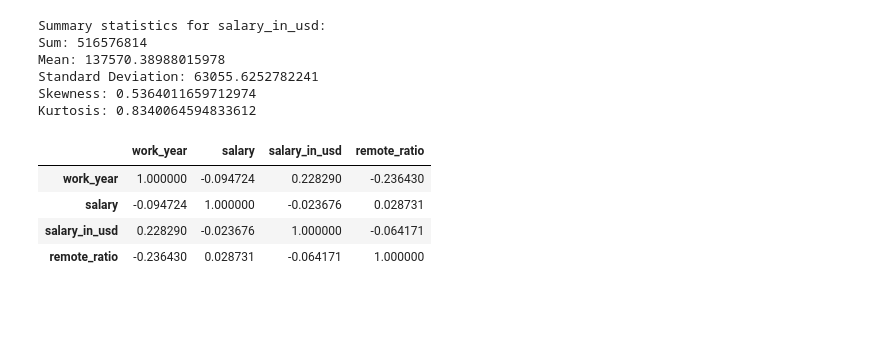
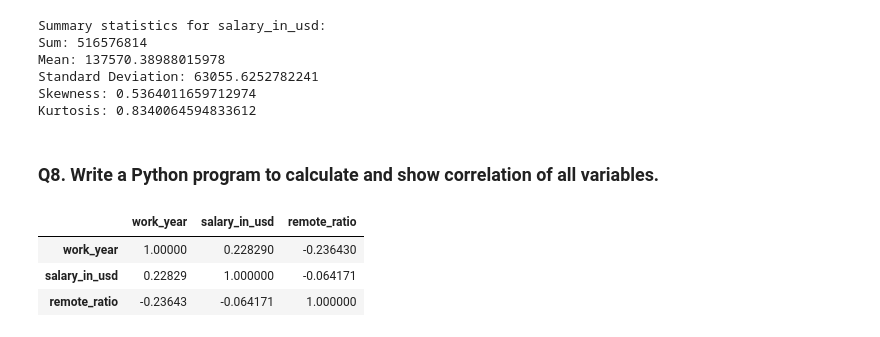
Before and after one commit to OtoYuki/Applied_Data-Science_Coursework, a Jupyter notebook: data_science_salaries.ipynb, the cells around one changed output. Drawn from its saved outputs; the diff is of its cells as text; code cells hidden in the pictures; blank space fills up the shorter version.

```diff
--- a/data_science_salaries.ipynb
+++ b/data_science_salaries.ipynb
@@ -197,11 +198,15 @@ Name: experience_level, dtype: object
 # %%
 # Renaming the Experience Level Column as Follows
 # SE - Senior Level/Expert, MI - Medium Level/Intermediate, EN - Entry Level, EX - Executive Level
-data_filtered['experience_level'] = data_filtered['experience_level'].replace(['SE', 'MI', 'EN', 'EX'],
-                                                            ['Senior Level/Expert',
-                                                            'Medium Level/Intermediate',
-                                                            'Entry Level',
-                                                            'Executive Level'])
+data_filtered["experience_level"] = data_filtered["experience_level"].replace(
+    ["SE", "MI", "EN", "EX"],
+    [
+        "Senior Level/Expert",
+        "Medium Level/Intermediate",
+        "Entry Level",
+        "Executive Level",
+    ],
+)
 data_filtered.head()
 # %% [output]
 |  | work_year | experience_level | employment_type | job_title | salary_in_usd | employee_residence | ... |
@@ -256,13 +262,16 @@ Mean: 137570.38988015978
 Standard Deviation: 63055.6252782241
 Skewness: 0.5364011659712974
 Kurtosis: 0.8340064594833612
+# %% [markdown]
+<h3>Q8. Write a Python program to calculate and show correlation of all variables.</h3>
 # %%
-# Correlation Between the Numerical Variables In the Dataset
-correlation_matrix = data.select_dtypes(include=['int64']).corr()
+# Calculate the correlation matrix for all numerical variables in the DataFrame
+correlation_matrix = data_filtered.select_dtypes(include=["int64", "float64"]).corr()
+
+# Display the correlation matrix
 correlation_matrix
 # %% [output]
-|  | work_year | salary | salary_in_usd | remote_ratio |
-| work_year | 1.000000 | -0.094724 | 0.228290 | -0.236430 |
-| salary | -0.094724 | 1.000000 | -0.023676 | 0.028731 |
-| salary_in_usd | 0.228290 | -0.023676 | 1.000000 | -0.064171 |
-| remote_ratio | -0.236430 | 0.028731 | -0.064171 | 1.000000 |
+|  | work_year | salary_in_usd | remote_ratio |
+| work_year | 1.00000 | 0.228290 | -0.236430 |
+| salary_in_usd | 0.22829 | 1.000000 | -0.064171 |
+| remote_ratio | -0.23643 | -0.064171 | 1.000000 |
```
Also changed, not shown: parts of 23 cells of this notebook.
